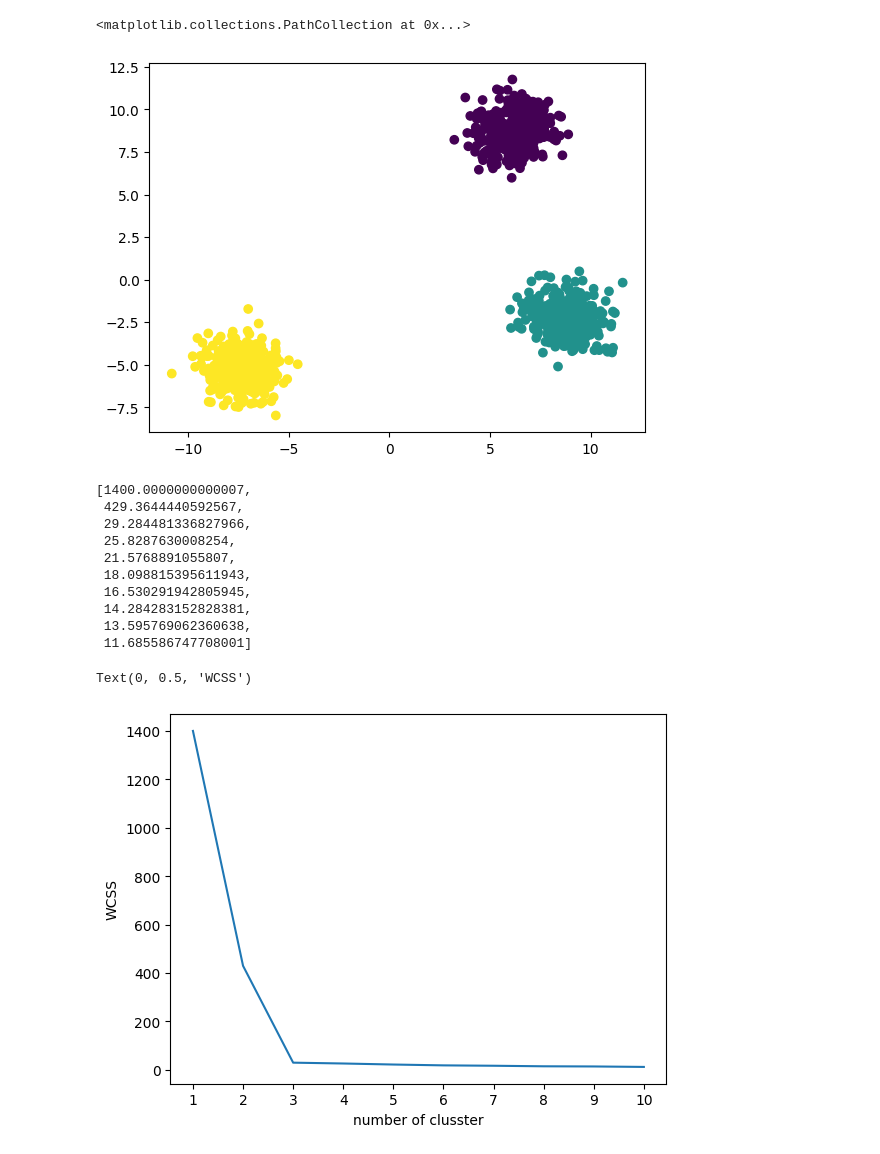
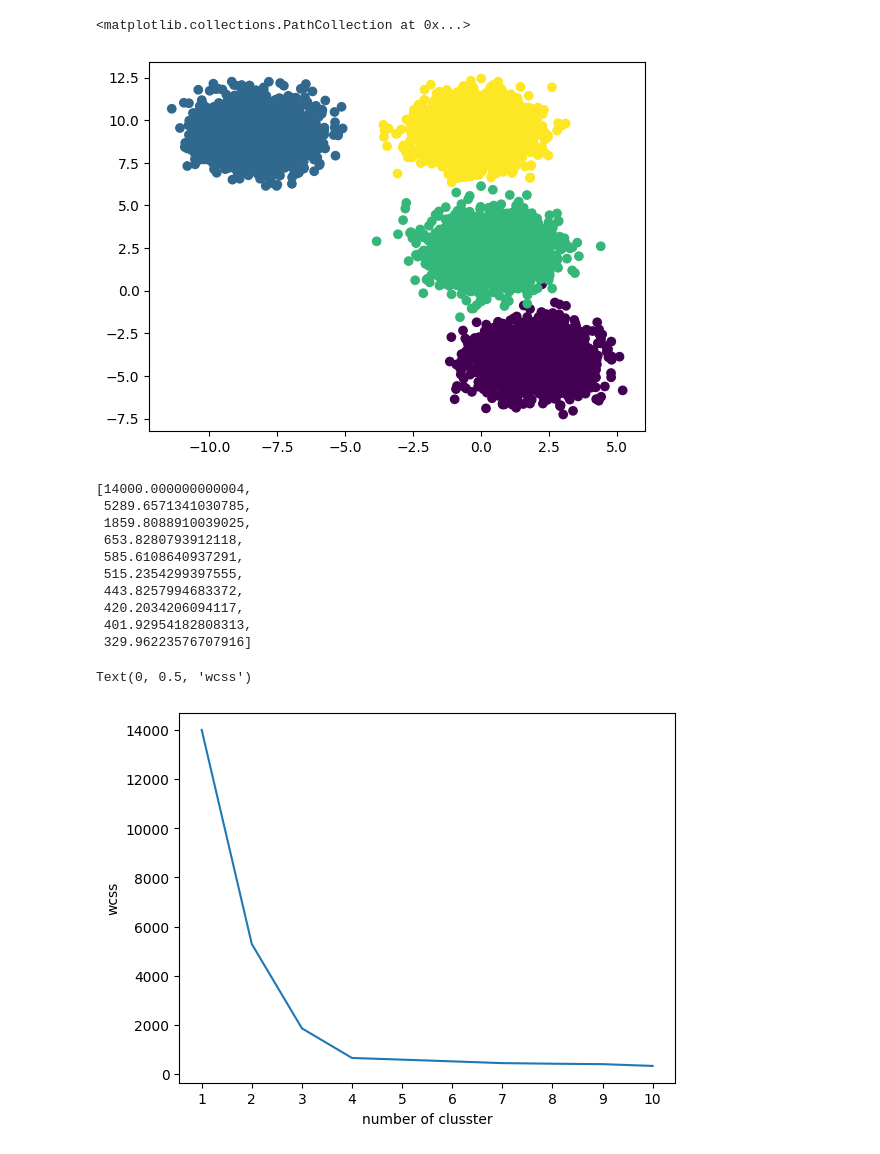
Before and after one commit to deepanshu70001/data_science, a Jupyter notebook: ml/unsuperwised learning/K MEANS CLUSSTERING/kmc.ipynb, the cells around one changed output. Drawn from its saved outputs; the diff is of its cells as text; code cells hidden in the pictures.

```diff
--- a/ml/unsuperwised learning/K MEANS CLUSSTERING/kmc.ipynb
+++ b/ml/unsuperwised learning/K MEANS CLUSSTERING/kmc.ipynb
@@ -5,7 +5,7 @@ import pandas as pd
 import numpy as np
 %matplotlib inline
 # %%
-X,y=make_blobs(n_samples=1000,centers=3,n_features=2)
+X,y=make_blobs(n_samples=10000,centers=4,n_features=2)
 # %%
 X
 # %% [output]
@@ -40,7 +24,7 @@ array([0, 0, 0, 2, 0, 0, 0, 0, 0, 0, 1, 0, 2, 1, 0, 2, 2, 2, 0, 1, 0, 1,
 plt.scatter(X[:,0],X[:,1],c=y)
 # %% [output]
 <matplotlib.collections.PathCollection at 0x...>
-[figure, old version]
+[figure, new version]
 # %%
 #standardization
 from sklearn.preprocessing import StandardScaler
@@ -63,24 +47,24 @@ for k in range(1,11):
 # %%
 wcss
 # %% [output]
-[1400.0000000000007,
- 429.3644440592567,
- 29.284481336827966,
- 25.8287630008254,
- 21.5768891055807,
- 18.098815395611943,
- 16.530291942805945,
- 14.284283152828381,
- 13.595769062360638,
- 11.685586747708001]
+[14000.000000000004,
+ 5289.6571341030785,
+ 1859.8088910039025,
+ 653.8280793912118,
+ 585.6108640937291,
+ 515.2354299397555,
+ 443.8257994683372,
+ 420.2034206094117,
+ 401.92954182808313,
+ 329.96223576707916]
 # %%
 plt.plot(range(1,11),wcss)
 plt.xticks(range(1,11))
 plt.xlabel("number of clusster")
-plt.ylabel("WCSS")
+plt.ylabel("wcss")
 # %% [output]
-Text(0, 0.5, 'WCSS')
+Text(0, 0.5, 'wcss')
-[figure, old version]
+[figure, new version]
 # %%
 kmeans=KMeans(n_clusters=3,init="k-means++")
 kmeans.fit_predict(X_train_scaled)
```
Also changed, not shown: parts of 4 cells of this notebook, 3 other files.
